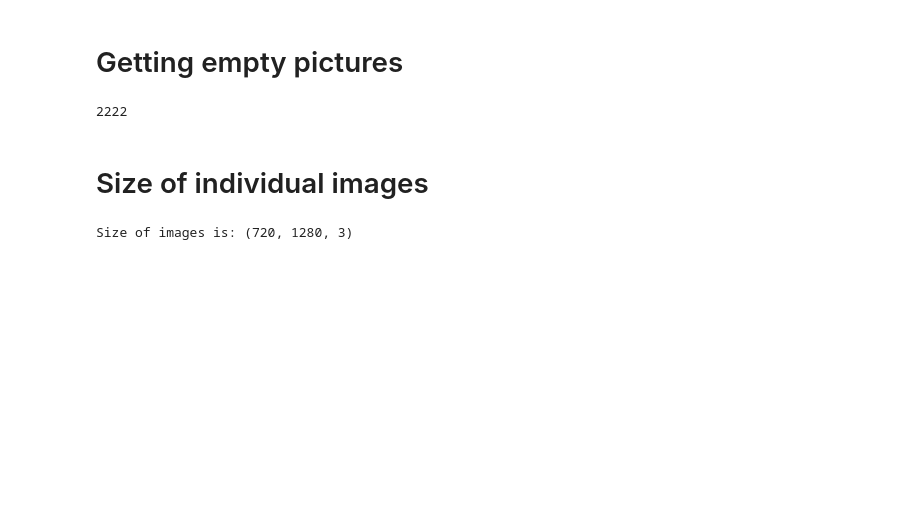
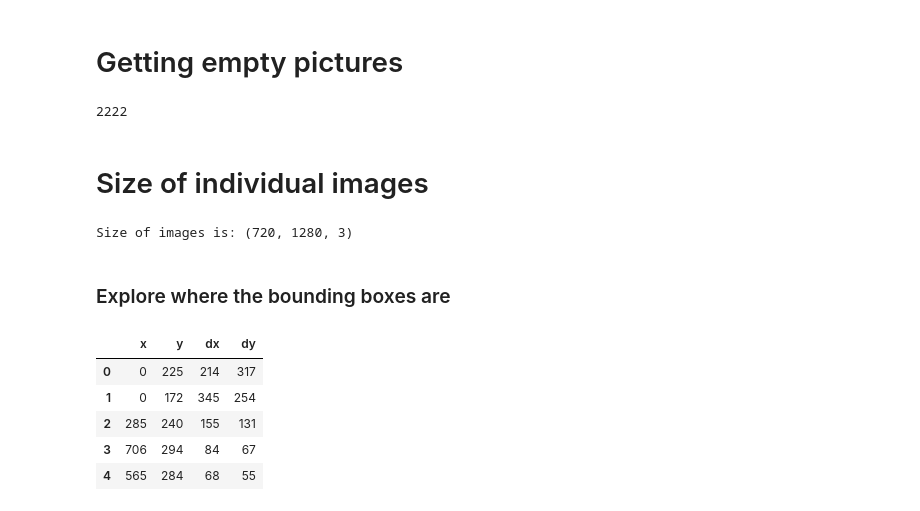
Before and after one commit to adrienloizeau/HOG-Car-Dectector, a Jupyter notebook: data_eda.ipynb, the cells around one changed output. Saved outputs shown, nothing was run; the diff lists cells and outputs as text; code cells hidden in the pictures; blank space fills up the shorter version.

```diff
--- a/data_eda.ipynb
+++ b/data_eda.ipynb
@@ -119,3 +119,32 @@ df_ground_truth["bounding_boxes"].isna().count()
 print("Size of images is:",imread(df_ground_truth.iloc[0]["frame_id"]).shape)
 # %% [output]
 Size of images is: (720, 1280, 3)
+# %% [markdown]
+### Explore where the bounding boxes are
+# %%
+x_arr = []
+dx_arr = []
+y_arr = []
+dy_arr = []
+
+for row in df_ground_truth["bounding_boxes"]:
+        try:
+                row = row.split(" ")
+                boxes = np.array_split(row, len(row) / 4)
+                for x,y, dx, dy in boxes:
+                        x_arr.append(x)
+                        dx_arr.append(dx)
+                        y_arr.append(y)
+                        dy_arr.append(dy)
+        except:
+                pass
+
+df_gt_data_info = pd.DataFrame(data=  {"x": x_arr,"y": y_arr, "dx": dx_arr,"dy": dy_arr})
+df_gt_data_info.head()
+# %% [output]
+|  | x | y | dx | dy |
+| 0 | 0 | 225 | 214 | 317 |
+| 1 | 0 | 172 | 345 | 254 |
+| 2 | 285 | 240 | 155 | 131 |
+| 3 | 706 | 294 | 84 | 67 |
+| 4 | 565 | 284 | 68 | 55 |
```
Also changed, not shown: parts of 4 cells of this notebook, 16 other files.
